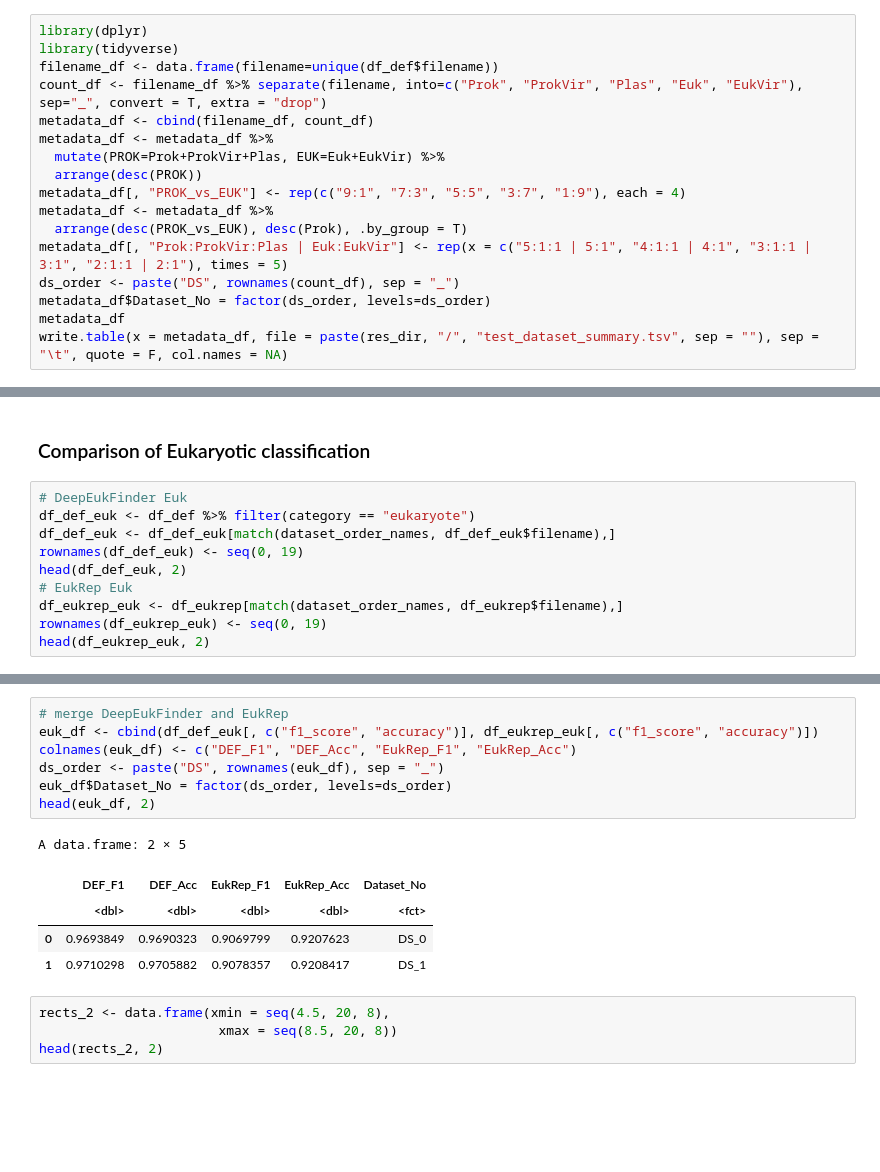
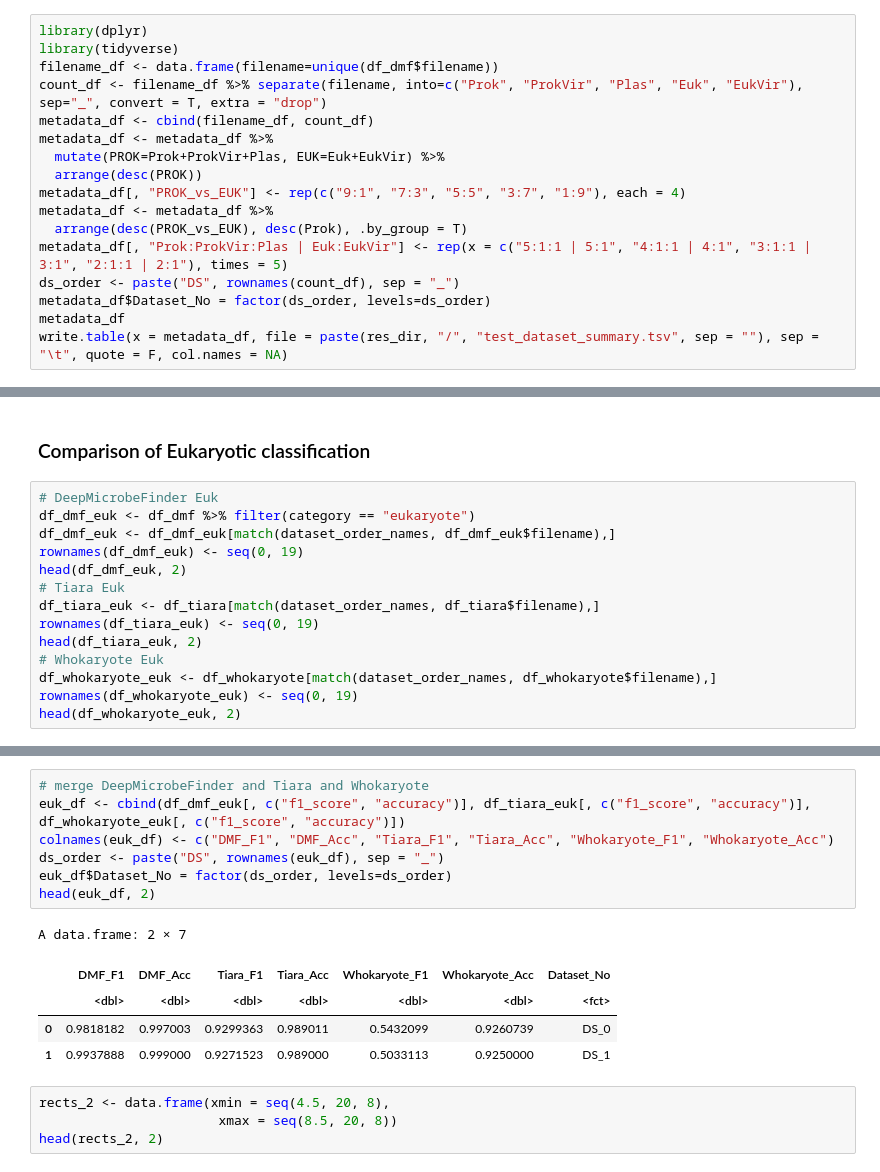
Before and after one commit to chengsly/DeepMicroClass, a Jupyter notebook: plot_figures/plot_acc_f1/Visualization_in_R.ipynb, the cells around one changed output, grey strips where cells are left out. Drawn from its saved outputs; the diff is of its cells as text; blank space fills up the shorter version.

```diff
--- a/plot_figures/plot_acc_f1/Visualization_in_R.ipynb
+++ b/plot_figures/plot_acc_f1/Visualization_in_R.ipynb
@@ -27,7 +46,7 @@ A data.frame: 2 × 4
 # %%
 library(dplyr)
 library(tidyverse)
-filename_df <- data.frame(filename=unique(df_def$filename))
+filename_df <- data.frame(filename=unique(df_dmf$filename))
 count_df <- filename_df %>% separate(filename, into=c("Prok", "ProkVir", "Plas", "Euk", "EukVir"), sep="_", convert = T, extra = "drop")
 metadata_df <- cbind(filename_df, count_df)
 metadata_df <- metadata_df %>%
@@ -140,15 +180,19 @@ ggsave(filename="test_dataset_composition_barplot.pdf",  useDingbats=FALSE,
 # %% [markdown]
 ### Comparison of Eukaryotic classification
 # %%
-# DeepEukFinder Euk
-df_def_euk <- df_def %>% filter(category == "eukaryote")
-df_def_euk <- df_def_euk[match(dataset_order_names, df_def_euk$filename),]
-rownames(df_def_euk) <- seq(0, 19)
-head(df_def_euk, 2)
-# EukRep Euk
-df_eukrep_euk <- df_eukrep[match(dataset_order_names, df_eukrep$filename),]
-rownames(df_eukrep_euk) <- seq(0, 19)
-head(df_eukrep_euk, 2)
+# DeepMicrobeFinder Euk
+df_dmf_euk <- df_dmf %>% filter(category == "eukaryote")
+df_dmf_euk <- df_dmf_euk[match(dataset_order_names, df_dmf_euk$filename),]
+rownames(df_dmf_euk) <- seq(0, 19)
+head(df_dmf_euk, 2)
+# Tiara Euk
+df_tiara_euk <- df_tiara[match(dataset_order_names, df_tiara$filename),]
+rownames(df_tiara_euk) <- seq(0, 19)
+head(df_tiara_euk, 2)
+# Whokaryote Euk
+df_whokaryote_euk <- df_whokaryote[match(dataset_order_names, df_whokaryote$filename),]
+rownames(df_whokaryote_euk) <- seq(0, 19)
+head(df_whokaryote_euk, 2)
 # %% [output]
 A data.frame: 2 × 4
 |  | filename | category | f1_score | accuracy |
@@ -163,16 +212,16 @@ A data.frame: 2 × 3
 # %%
-# merge DeepEukFinder and EukRep
-euk_df <- cbind(df_def_euk[, c("f1_score", "accuracy")], df_eukrep_euk[, c("f1_score", "accuracy")])
-colnames(euk_df) <- c("DEF_F1", "DEF_Acc", "EukRep_F1", "EukRep_Acc")
+# merge DeepMicrobeFinder and Tiara and Whokaryote
+euk_df <- cbind(df_dmf_euk[, c("f1_score", "accuracy")], df_tiara_euk[, c("f1_score", "accuracy")], df_whokaryote_euk[, c("f1_score", "accuracy")])
+colnames(euk_df) <- c("DMF_F1", "DMF_Acc", "Tiara_F1", "Tiara_Acc", "Whokaryote_F1", "Whokaryote_Acc")
 ds_order <- paste("DS", rownames(euk_df), sep = "_")
 euk_df$Dataset_No = factor(ds_order, levels=ds_order)
 head(euk_df, 2)
 # %% [output]
-A data.frame: 2 × 5
+A data.frame: 2 × 7
-|  | DEF_F1 | DEF_Acc | EukRep_F1 | EukRep_Acc | Dataset_No |
-|  | <dbl> | <dbl> | <dbl> | <dbl> | <fct> |
-| 0 | 0.9693849 | 0.9690323 | 0.9069799 | 0.9207623 | DS_0 |
-| 1 | 0.9710298 | 0.9705882 | 0.9078357 | 0.9208417 | DS_1 |
+|  | DMF_F1 | DMF_Acc | Tiara_F1 | Tiara_Acc | Whokaryote_F1 | Whokaryote_Acc | Dataset_No |
+|  | <dbl> | <dbl> | <dbl> | <dbl> | <dbl> | <dbl> | <fct> |
+| 0 | 0.9818182 | 0.997003 | 0.9299363 | 0.989011 | 0.5432099 | 0.9260739 | DS_0 |
+| 1 | 0.9937888 | 0.999000 | 0.9271523 | 0.989000 | 0.5033113 | 0.9250000 | DS_1 |
 # %%
 rects_2 <- data.frame(xmin = seq(4.5, 20, 8),
                        xmax = seq(8.5, 20, 8))
```
Also changed, not shown: parts of 18 cells of this notebook, 1 other file.
